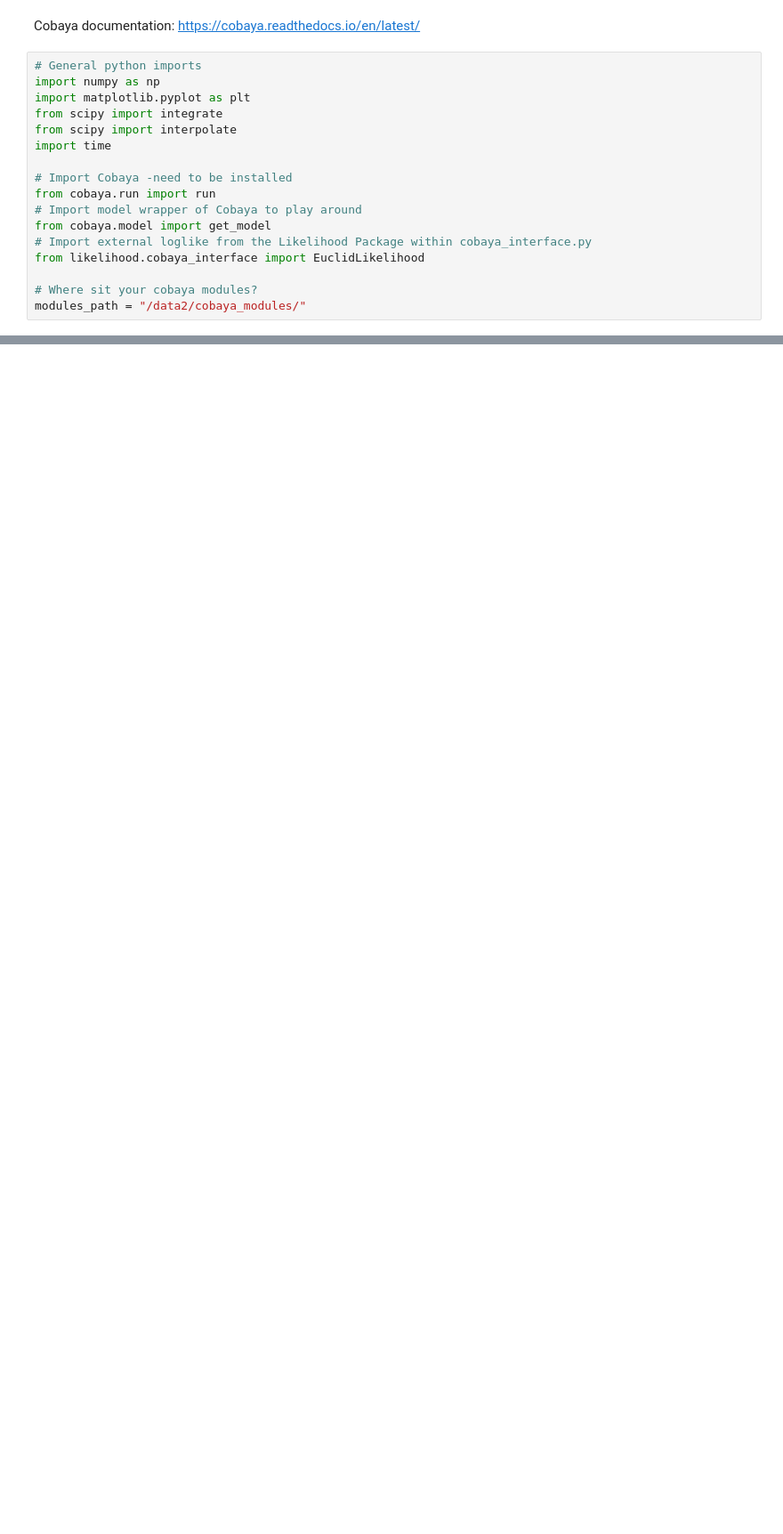
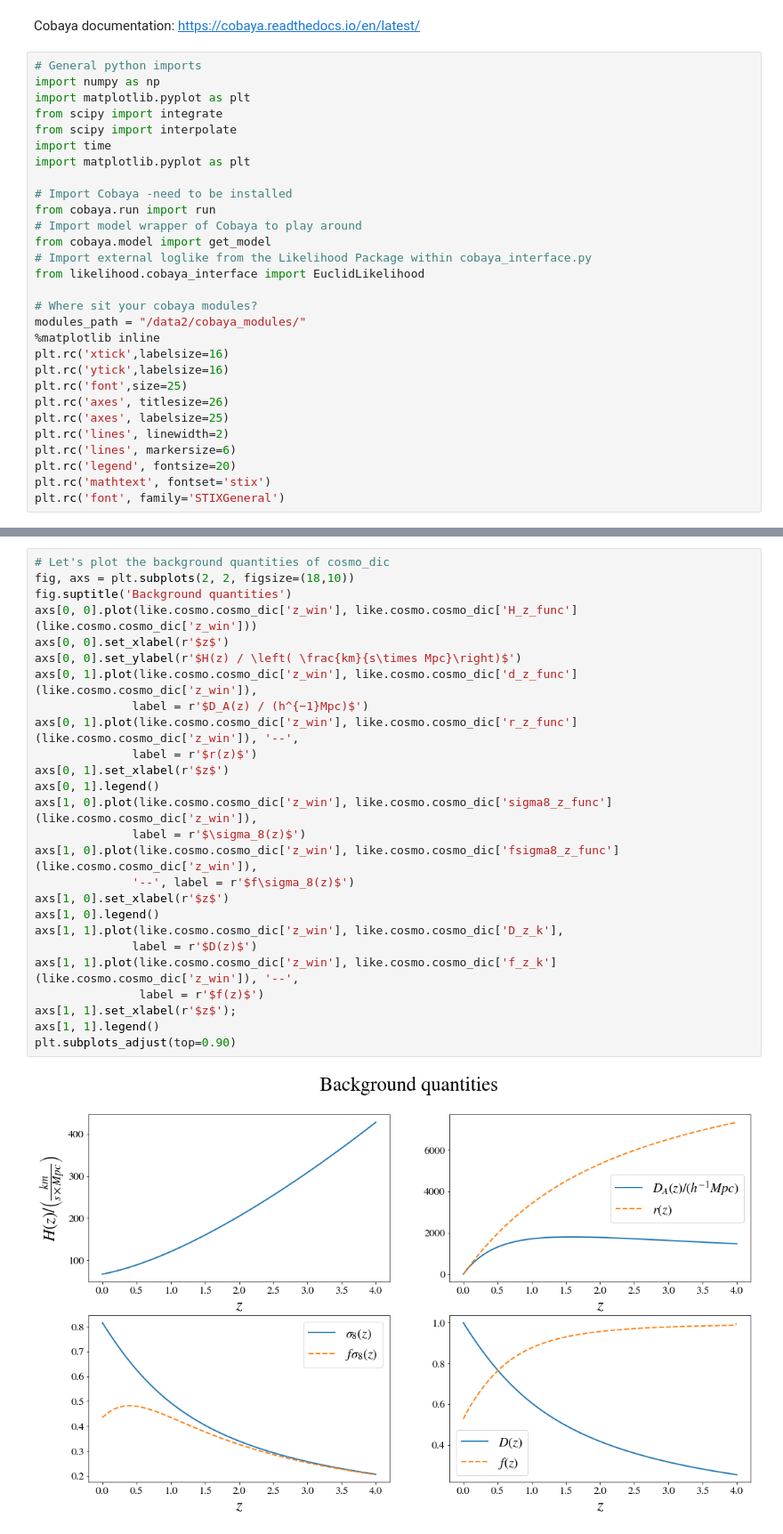
Before and after one commit to cloe-org/CLOE, a Jupyter notebook: DEMO.ipynb, the cells around one changed output, grey strips where cells are left out. Shown at 89% size. Drawn from its saved outputs; the diff is of its cells as text; blank space fills up the shorter version.

```diff
--- a/DEMO.ipynb
+++ b/DEMO.ipynb
@@ -14,6 +14,7 @@ import matplotlib.pyplot as plt
 from scipy import integrate
 from scipy import interpolate
 import time
+import matplotlib.pyplot as plt
 
 # Import Cobaya -need to be installed
 from cobaya.run import run
@@ -24,4 +25,15 @@ from likelihood.cobaya_interface import EuclidLikelihood
 
 # Where sit your cobaya modules?
 modules_path = "/data2/cobaya_modules/"
+%matplotlib inline
+plt.rc('xtick',labelsize=16)
+plt.rc('ytick',labelsize=16)
+plt.rc('font',size=25)
+plt.rc('axes', titlesize=26)
+plt.rc('axes', labelsize=25)
+plt.rc('lines', linewidth=2)
+plt.rc('lines', markersize=6)
+plt.rc('legend', fontsize=20)
+plt.rc('mathtext', fontset='stix')
+plt.rc('font', family='STIXGeneral')
 # %% [markdown]
@@ -201,0 +227,28 @@ Keys of the cosmo_dic:
+# %%
+# Let's plot the background quantities of cosmo_dic
+fig, axs = plt.subplots(2, 2, figsize=(18,10))
+fig.suptitle('Background quantities')
+axs[0, 0].plot(like.cosmo.cosmo_dic['z_win'], like.cosmo.cosmo_dic['H_z_func'](like.cosmo.cosmo_dic['z_win']))
+axs[0, 0].set_xlabel(r'$z$')
+axs[0, 0].set_ylabel(r'$H(z) / \left( \frac{km}{s\times Mpc}\right)$')
+axs[0, 1].plot(like.cosmo.cosmo_dic['z_win'], like.cosmo.cosmo_dic['d_z_func'](like.cosmo.cosmo_dic['z_win']),
+              label = r'$D_A(z) / (h^{−1}Mpc)$')
+axs[0, 1].plot(like.cosmo.cosmo_dic['z_win'], like.cosmo.cosmo_dic['r_z_func'](like.cosmo.cosmo_dic['z_win']), '--',
+              label = r'$r(z)$')
+axs[0, 1].set_xlabel(r'$z$')
+axs[0, 1].legend()
+axs[1, 0].plot(like.cosmo.cosmo_dic['z_win'], like.cosmo.cosmo_dic['sigma8_z_func'](like.cosmo.cosmo_dic['z_win']),
+              label = r'$\sigma_8(z)$')
+axs[1, 0].plot(like.cosmo.cosmo_dic['z_win'], like.cosmo.cosmo_dic['fsigma8_z_func'](like.cosmo.cosmo_dic['z_win']),
+              '--', label = r'$f\sigma_8(z)$')
+axs[1, 0].set_xlabel(r'$z$')
+axs[1, 0].legend()
+axs[1, 1].plot(like.cosmo.cosmo_dic['z_win'], like.cosmo.cosmo_dic['D_z_k'],
+              label = r'$D(z)$')
+axs[1, 1].plot(like.cosmo.cosmo_dic['z_win'], like.cosmo.cosmo_dic['f_z_k'](like.cosmo.cosmo_dic['z_win']), '--',
+               label = r'$f(z)$')
+axs[1, 1].set_xlabel(r'$z$');
+axs[1, 1].legend()
+plt.subplots_adjust(top=0.90)
+# %% [output]
+[figure, added]
```
Also changed, not shown: parts of 13 cells of this notebook, 1 other file.
